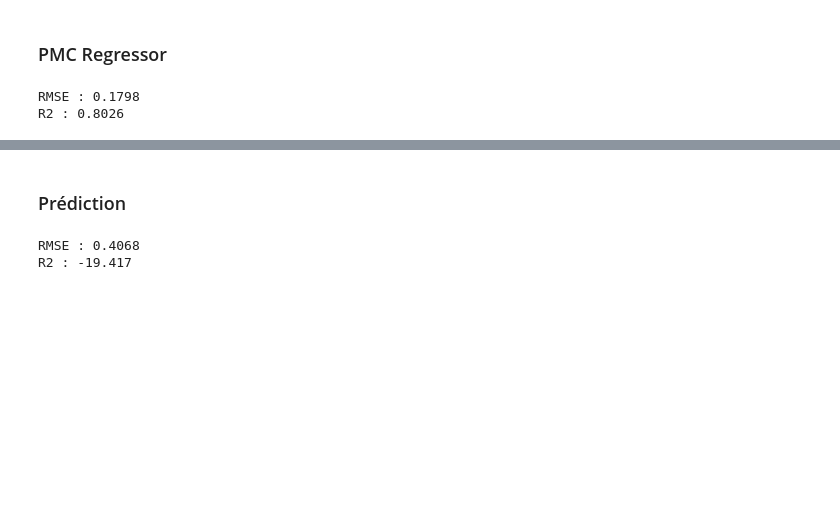
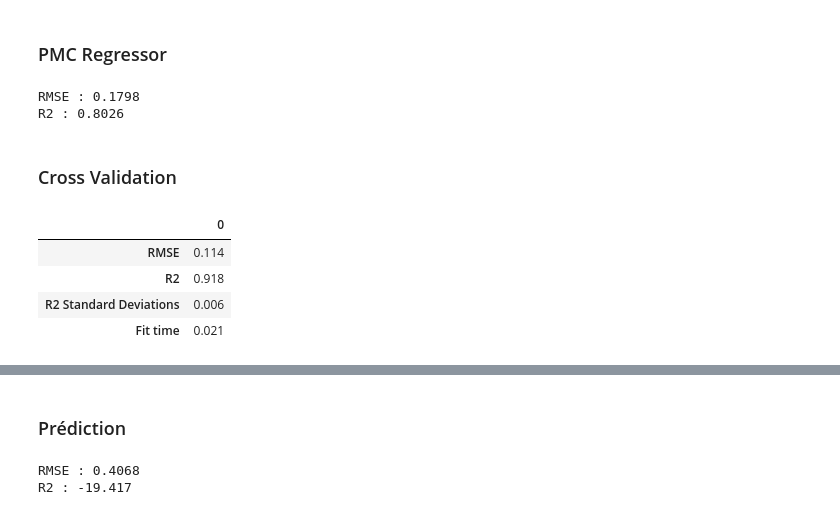
Before and after one commit to lna96/Projet-8-OpenClassrooms, a Jupyter notebook: P8_modelisation.ipynb, the cells around one changed output, grey strips where cells are left out. Saved outputs shown, nothing was run; the diff lists cells and outputs as text; code cells hidden in the pictures; blank space fills up the shorter version.

```diff
--- a/P8_modelisation.ipynb
+++ b/P8_modelisation.ipynb
@@ -375,3 +391,38 @@ print("R2 : {:.4f}".format(mlp_r2))
 # %% [output]
 RMSE : 0.1798
 R2 : 0.8026
+# %% [markdown]
+### Cross Validation
+# %%
+from sklearn.model_selection import cross_validate
+
+
+def cross_results(results):
+    mean_r2 = results['test_r2'].mean()
+    std_r2 = results['test_r2'].std()
+    mean_rmse = np.sqrt(-results['test_neg_mean_squared_error']).mean()
+    std_rmse = np.sqrt(-results['test_neg_mean_squared_error']).std()
+    mean_fit_time = results['fit_time'].mean()
+    return pd.DataFrame(np.array([mean_rmse, mean_r2, std_r2, mean_fit_time]),
+                        index=['RMSE', 'R2', 'R2 Standard Deviations',
+                               'Fit time']).round(3)
+
+
+def display_cross_results(results):
+    print("R2 Scores:", results['test_r2'].round(5))
+    print("Mean Test Scores:", results['test_r2'].mean().round(5))
+    print("Std Test Scores:", results['test_r2'].std().round(5))
+    print("Mean Fit time", results['fit_time'].mean().round(5))
+# %%
+fold = skf.split(X, OverallQual)
+
+elas_results = cross_validate(elas, X, Target, cv=5,
+                              scoring=['r2', 'neg_mean_squared_error'])
+
+cross_results(elas_results)
+# %% [output]
+|  | 0 |
+| RMSE | 0.114 |
+| R2 | 0.918 |
+| R2 Standard Deviations | 0.006 |
+| Fit time | 0.021 |
```
Also changed, not shown: parts of 12 cells of this notebook.
